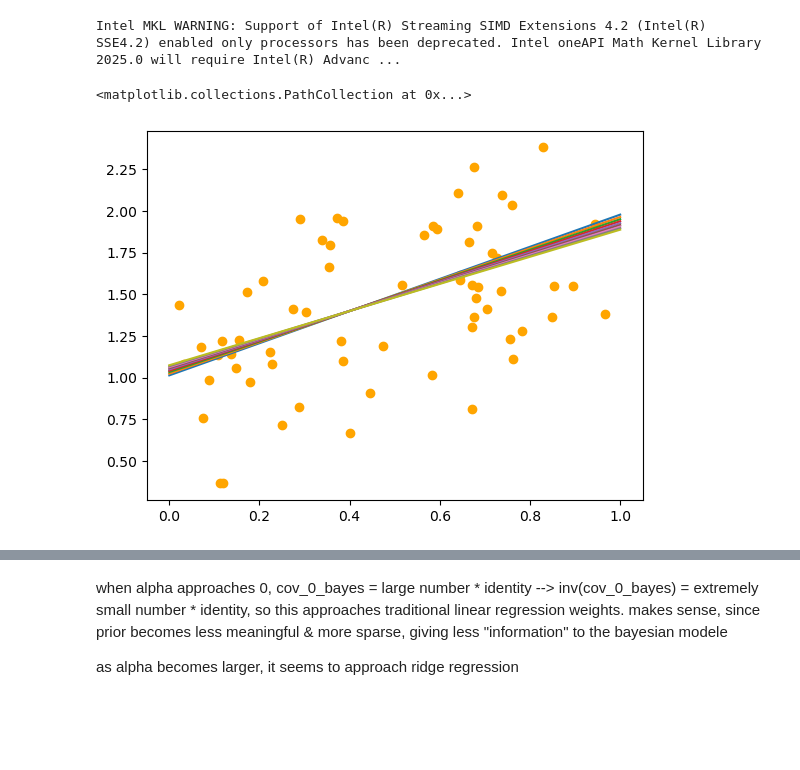
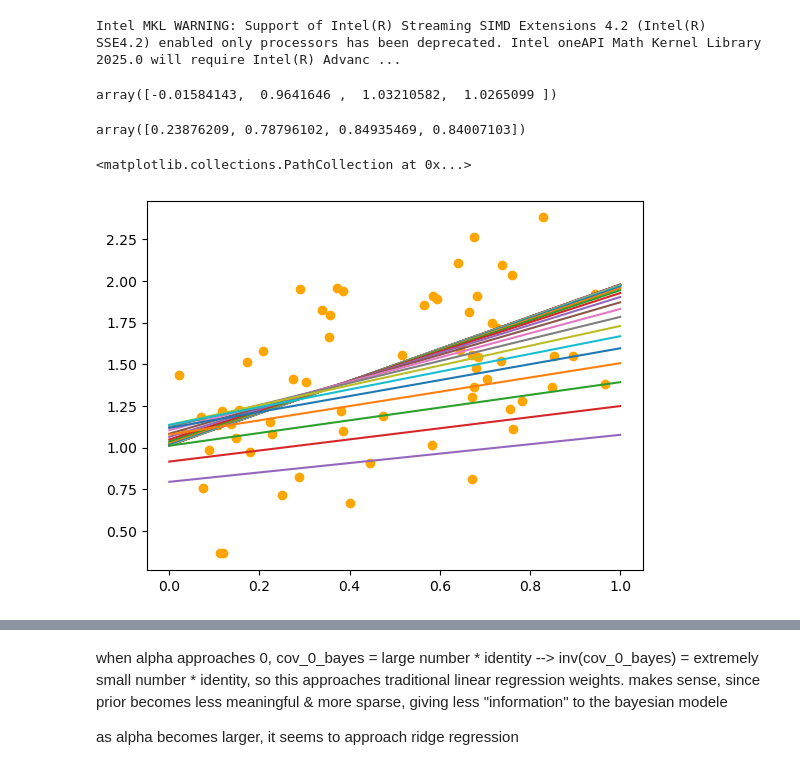
Before and after one commit to asaha1203/cx-4803, a Jupyter notebook: hw_4/hw_4_q2.ipynb, the cells around one changed output, grey strips where cells are left out. Cells and saved outputs as stored; diff of their text form; code cells hidden in the pictures; blank space fills up the shorter version.

```diff
--- a/hw_4/hw_4_q2.ipynb
+++ b/hw_4/hw_4_q2.ipynb
@@ -22,4 +21,12 @@ w = np.linalg.lstsq(X, y, rcond=None)[0]
 w_ridge = np.linalg.inv(X.T @ X + lmbda * np.identity(m+1)) @ X.T @ y
 # %% [output]
 Intel MKL WARNING: Support of Intel(R) Streaming SIMD Extensions 4.2 (Intel(R) SSE4.2) enabled only processors has been deprecated. Intel oneAPI Math Kernel Library 2025.0 will require Intel(R) Advanc ...
+# %%
+w
+# %% [output]
+array([-0.01584143,  0.9641646 ,  1.03210582,  1.0265099 ])
+# %%
+w_ridge
+# %% [output]
+array([0.23876209, 0.78796102, 0.84935469, 0.84007103])
 # %%
@@ -32,16 +41,16 @@ for i in range(100):
     cov_0_bayes = np.identity(m+1) / alpha[i]
     cov_n_bayes[i,:,:] = np.linalg.inv(np.linalg.inv(cov_0_bayes) + beta * X.T @ X)
     w_bayes[i,:] = cov_n_bayes[i,:,:] @ (np.linalg.inv(cov_0_bayes) @ np.zeros(m+1).T + beta * X.T @ y)
-# %%
-x_values = np.linspace(0,1,1000)
-x_2 = 0.5
-x_3 = 0.5
-x = np.vstack([np.ones(1000), x_values, x_2 * np.ones(1000), x_3 * np.ones(1000)]).T
-for i in range(9):
-    plt.plot(x_values, x @ w_bayes[10*i])
-plt.scatter(data[:,0], data[:,3], color="orange")
-# %% [output]
-<matplotlib.collections.PathCollection at 0x...>
-[figure, removed]
+# %%
+## x_values = np.linspace(0,1,1000)
+x_2 = 0.5
+x_3 = 0.5
+x = np.vstack([np.ones(1000), x_values, x_2 * np.ones(1000), x_3 * np.ones(1000)]).T
+for i in range(25):
+    plt.plot(x_values, x @ w_bayes[400*i])
+plt.scatter(data[:,0], data[:,3], color="orange")
+# %% [output]
+<matplotlib.collections.PathCollection at 0x...>
+[figure, added]
 # %%
 x_values = np.linspace(0,1,1000)
```
Also changed, not shown: parts of 3 cells of this notebook.
